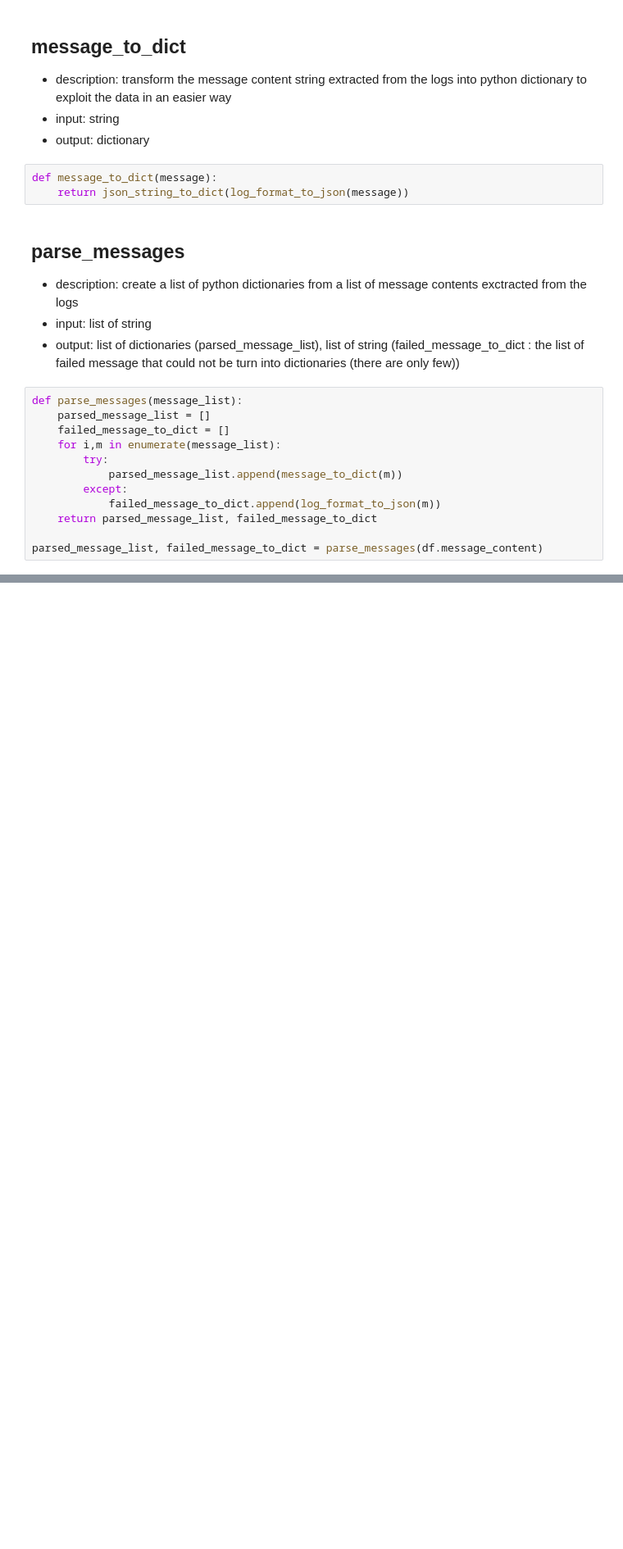
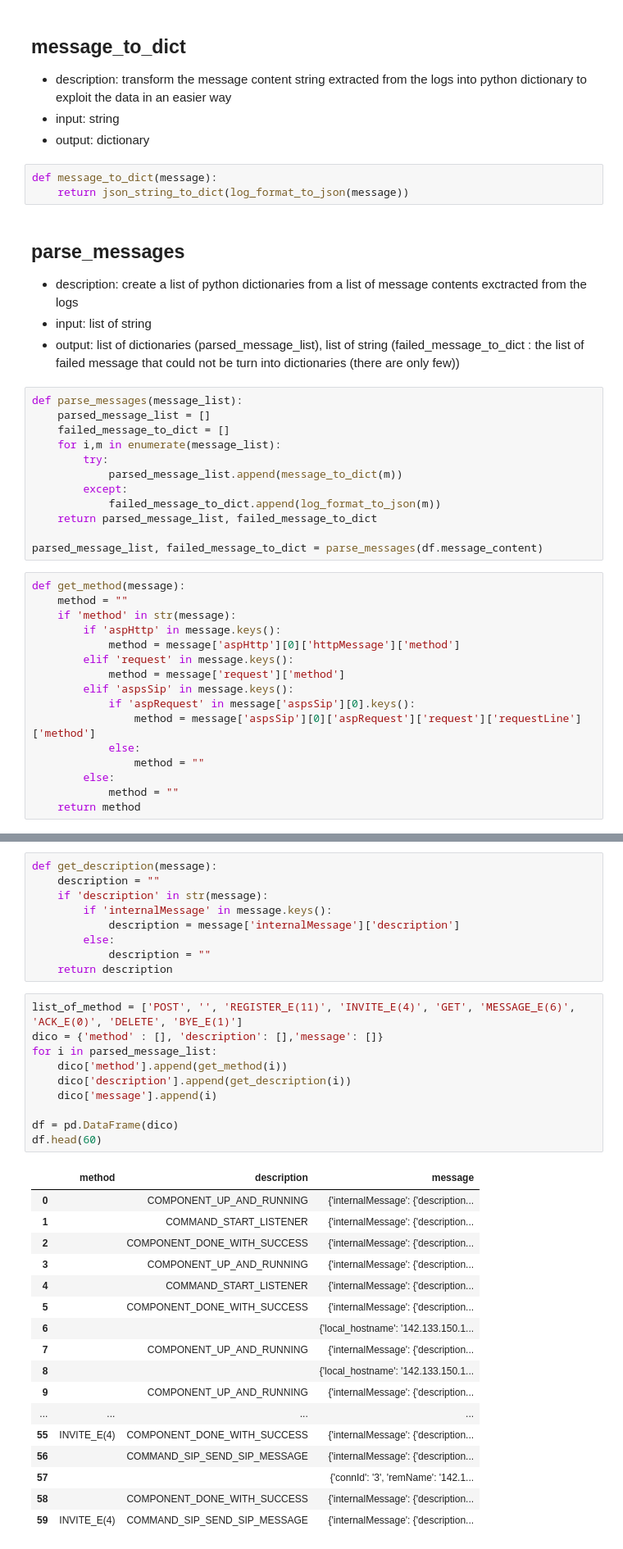
Before and after one commit to antofranrome/Agile-project-Log-analyser, a Jupyter notebook: Log_Parser/Data_Parser.ipynb, the cells around one changed output, grey strips where cells are left out. Shown: that part at 82% size. Drawn from its saved outputs; the diff is of its cells as text; blank space fills up the shorter version.

```diff
--- a/Log_Parser/Data_Parser.ipynb
+++ b/Log_Parser/Data_Parser.ipynb
@@ -247,3 +247,19 @@ def parse_messages(message_list):
     return parsed_message_list, failed_message_to_dict
 
 parsed_message_list, failed_message_to_dict = parse_messages(df.message_content)
+# %%
+def get_method(message):
+    method = ""
+    if 'method' in str(message):
+        if 'aspHttp' in message.keys():
+            method = message['aspHttp'][0]['httpMessage']['method']
+        elif 'request' in message.keys():
+            method = message['request']['method']
+        elif 'aspsSip' in message.keys():
+            if 'aspRequest' in message['aspsSip'][0].keys():
+                method = message['aspsSip'][0]['aspRequest']['request']['requestLine']['method']
+            else:
+                method = ""
+        else:
+            method = ""
+    return method
@@ -249,0 +289,37 @@ parsed_message_list, failed_message_to_dict = parse_messages(df.message_content)
+# %%
+def get_description(message):
+    description = ""
+    if 'description' in str(message):
+        if 'internalMessage' in message.keys():
+            description = message['internalMessage']['description']
+        else:
+            description = ""
+    return description
+# %%
+list_of_method = ['POST', '', 'REGISTER_E(11)', 'INVITE_E(4)', 'GET', 'MESSAGE_E(6)', 'ACK_E(0)', 'DELETE', 'BYE_E(1)']
+dico = {'method' : [], 'description': [],'message': []}
+for i in parsed_message_list:
+    dico['method'].append(get_method(i))
+    dico['description'].append(get_description(i))
+    dico['message'].append(i)
+
+df = pd.DataFrame(dico)
+df.head(60)
+# %% [output]
+|  | method | description | message |
+| 0 |  | COMPONENT_UP_AND_RUNNING | {'internalMessage': {'description... |
+| 1 |  | COMMAND_START_LISTENER | {'internalMessage': {'description... |
+| 2 |  | COMPONENT_DONE_WITH_SUCCESS | {'internalMessage': {'description... |
+| 3 |  | COMPONENT_UP_AND_RUNNING | {'internalMessage': {'description... |
+| 4 |  | COMMAND_START_LISTENER | {'internalMessage': {'description... |
+| 5 |  | COMPONENT_DONE_WITH_SUCCESS | {'internalMessage': {'description... |
+| 6 |  |  | {'local_hostname': '142.133.150.1... |
+| 7 |  | COMPONENT_UP_AND_RUNNING | {'internalMessage': {'description... |
+| 8 |  |  | {'local_hostname': '142.133.150.1... |
+| 9 |  | COMPONENT_UP_AND_RUNNING | {'internalMessage': {'description... |
+| ... | ... | ... | ... |
+| 55 | INVITE_E(4) | COMPONENT_DONE_WITH_SUCCESS | {'internalMessage': {'description... |
+| 56 |  | COMMAND_SIP_SEND_SIP_MESSAGE | {'internalMessage': {'description... |
+| 57 |  |  | {'connId': '3', 'remName': '142.1... |
+| 58 |  | COMPONENT_DONE_WITH_SUCCESS | {'internalMessage': {'description... |
+| 59 | INVITE_E(4) | COMMAND_SIP_SEND_SIP_MESSAGE | {'internalMessage': {'description... |
```
Also changed, not shown: parts of 2 cells of this notebook.
